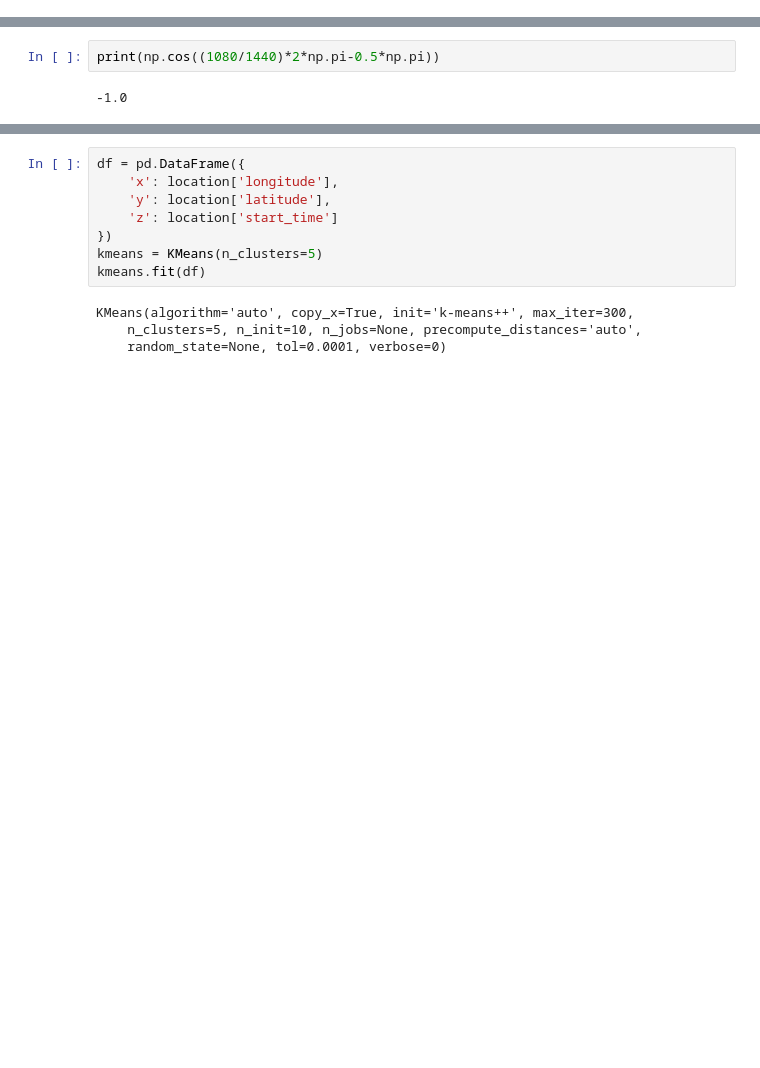
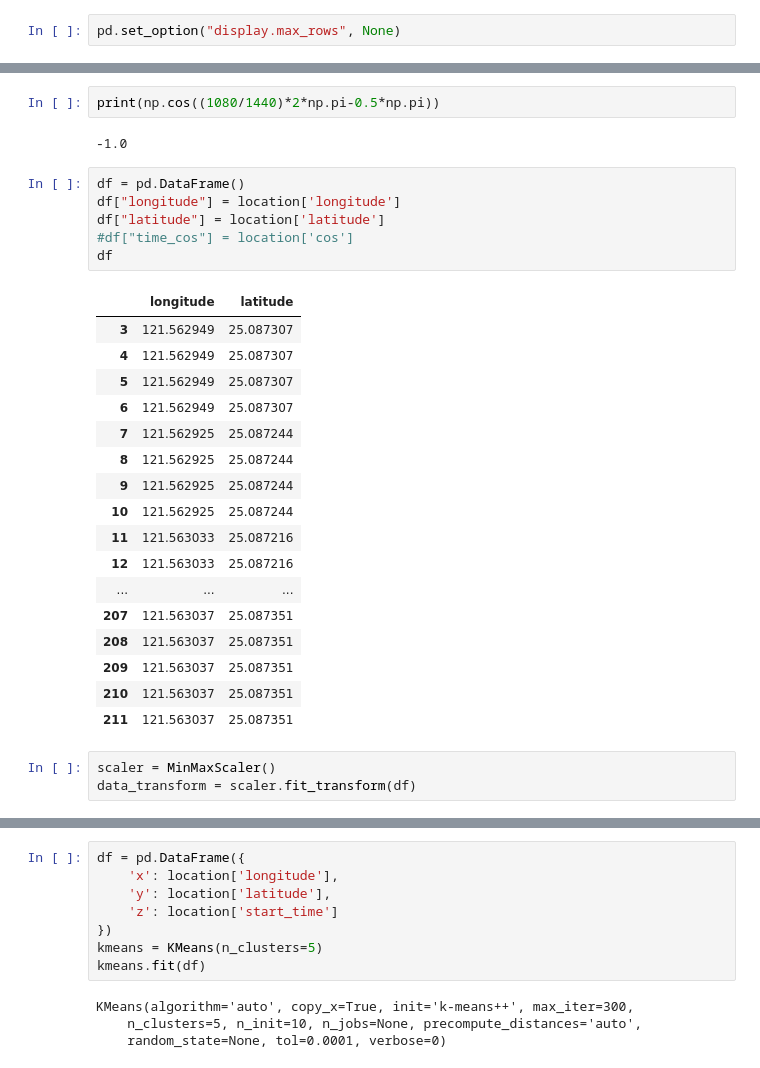
Before and after one commit to yuchieh0130/chchboss, a Jupyter notebook: clustering.ipynb, the cells around one changed output, grey strips where cells are left out. Cells and saved outputs as stored; diff of their text form; blank space fills up the shorter version.

```diff
--- a/clustering.ipynb
+++ b/clustering.ipynb
@@ -7,4 +8,6 @@ from sklearn.cluster import KMeans
 import math
+# %%
+pd.set_option("display.max_rows", None)
 # %%
 location = pd.read_csv("0915.csv")
 # %%
@@ -39,3 +46,30 @@ location
 print(np.cos((1080/1440)*2*np.pi-0.5*np.pi))
 # %% [output]
 -1.0
+# %%
+df = pd.DataFrame()
+df["longitude"] = location['longitude']
+df["latitude"] = location['latitude']
+#df["time_cos"] = location['cos']
+df
+# %% [output]
+|  | longitude | latitude |
+| 3 | 121.562949 | 25.087307 |
+| 4 | 121.562949 | 25.087307 |
+| 5 | 121.562949 | 25.087307 |
+| 6 | 121.562949 | 25.087307 |
+| 7 | 121.562925 | 25.087244 |
+| 8 | 121.562925 | 25.087244 |
+| 9 | 121.562925 | 25.087244 |
+| 10 | 121.562925 | 25.087244 |
+| 11 | 121.563033 | 25.087216 |
+| 12 | 121.563033 | 25.087216 |
+| ... | ... | ... |
+| 207 | 121.563037 | 25.087351 |
+| 208 | 121.563037 | 25.087351 |
+| 209 | 121.563037 | 25.087351 |
+| 210 | 121.563037 | 25.087351 |
+| 211 | 121.563037 | 25.087351 |
+# %%
+scaler = MinMaxScaler()
+data_transform = scaler.fit_transform(df)
```
Also changed, not shown: parts of 9 cells of this notebook.
